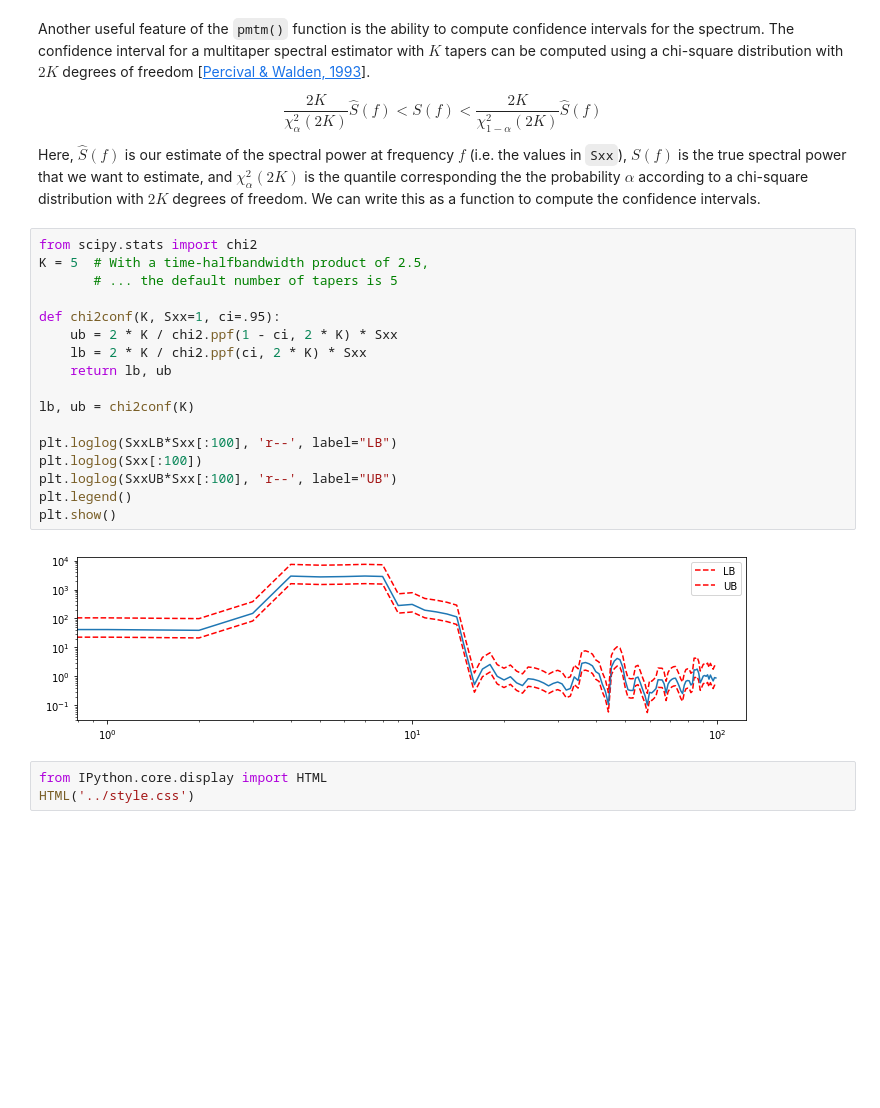
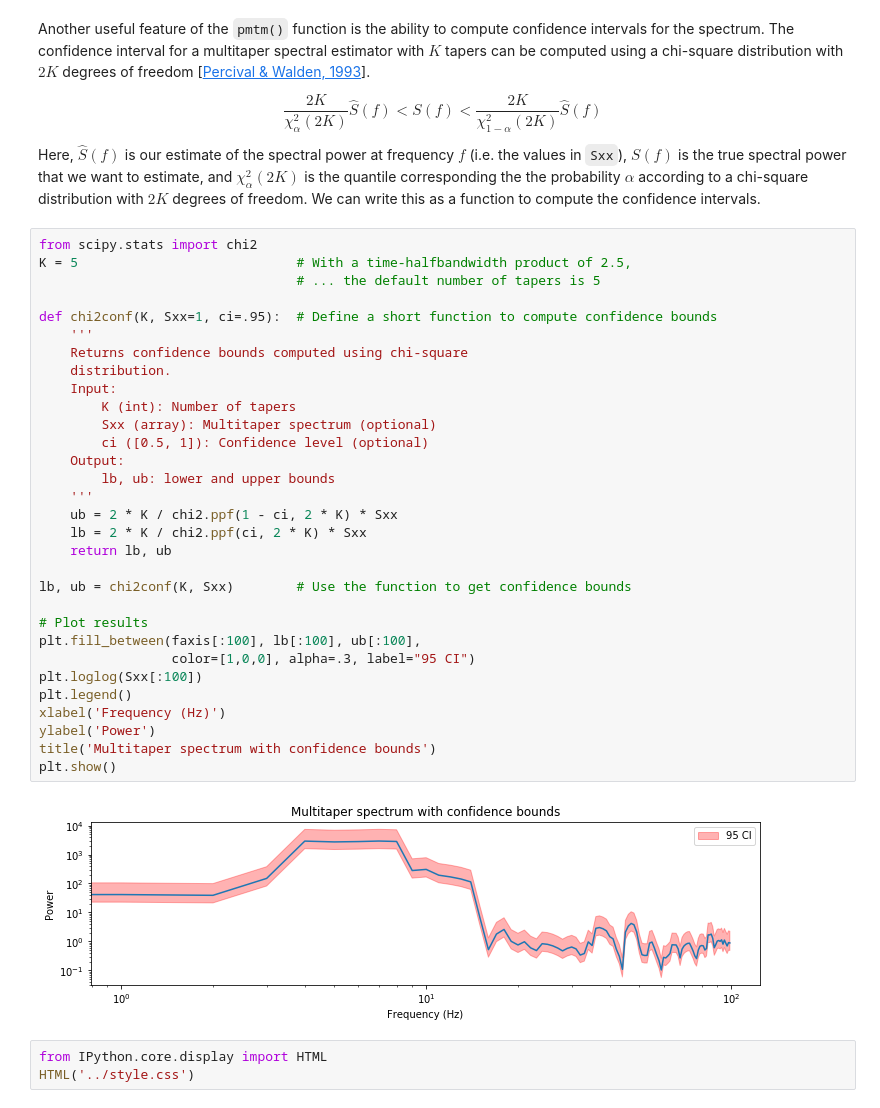
Before and after one commit to Mark-Kramer/Case-Studies-Python, a Jupyter notebook: 6. The Power Spectrum (Part 2)/The Power Spectrum (Part 2).ipynb, the cells around one changed output. Drawn from its saved outputs; the diff is of its cells as text; blank space fills up the shorter version.

```diff
--- a/6. The Power Spectrum (Part 2)/The Power Spectrum (Part 2).ipynb
+++ b/6. The Power Spectrum (Part 2)/The Power Spectrum (Part 2).ipynb
@@ -523,23 +527,37 @@ $$\frac{2K}{\chi^2_{\alpha}(2K)}\hat S(f) < S(f) < \frac{2K}{\chi^2_{1-\alpha}(2
 Here, $\hat S(f)$ is our estimate of the spectral power at frequency $f$ (i.e. the values in `Sxx`), $S(f)$ is the true spectral power that we want to estimate, and $\chi^2_{\alpha}(2K)$ is the quantile corresponding the the probability $\alpha$ according to a chi-square distribution with $2K$ degrees of freedom. We can write this as a function to compute the confidence intervals.
 # %%
 from scipy.stats import chi2
-K = 5  # With a time-halfbandwidth product of 2.5,
-       # ... the default number of tapers is 5
+K = 5                            # With a time-halfbandwidth product of 2.5,
+                                 # ... the default number of tapers is 5
 
-def chi2conf(K, Sxx=1, ci=.95):
+def chi2conf(K, Sxx=1, ci=.95):  # Define a short function to compute confidence bounds
+    '''
+    Returns confidence bounds computed using chi-square
+    distribution.
+    Input:
+        K (int): Number of tapers
+        Sxx (array): Multitaper spectrum (optional)
+        ci ([0.5, 1]): Confidence level (optional)
+    Output:
+        lb, ub: lower and upper bounds
+    '''
     ub = 2 * K / chi2.ppf(1 - ci, 2 * K) * Sxx
     lb = 2 * K / chi2.ppf(ci, 2 * K) * Sxx
     return lb, ub
 
-lb, ub = chi2conf(K)
+lb, ub = chi2conf(K, Sxx)        # Use the function to get confidence bounds
 
-plt.loglog(SxxLB*Sxx[:100], 'r--', label="LB")
+# Plot results
+plt.fill_between(faxis[:100], lb[:100], ub[:100],
+                 color=[1,0,0], alpha=.3, label="95 CI")
 plt.loglog(Sxx[:100])
-plt.loglog(SxxUB*Sxx[:100], 'r--', label="UB")
 plt.legend()
+xlabel('Frequency (Hz)')
+ylabel('Power')
+title('Multitaper spectrum with confidence bounds')
 plt.show()
 # %% [output]
-[figure, old version]
+[figure, new version]
 # %%
 from IPython.core.display import HTML
 HTML('../style.css')
```
Also changed, not shown: parts of 1 cell of this notebook.
